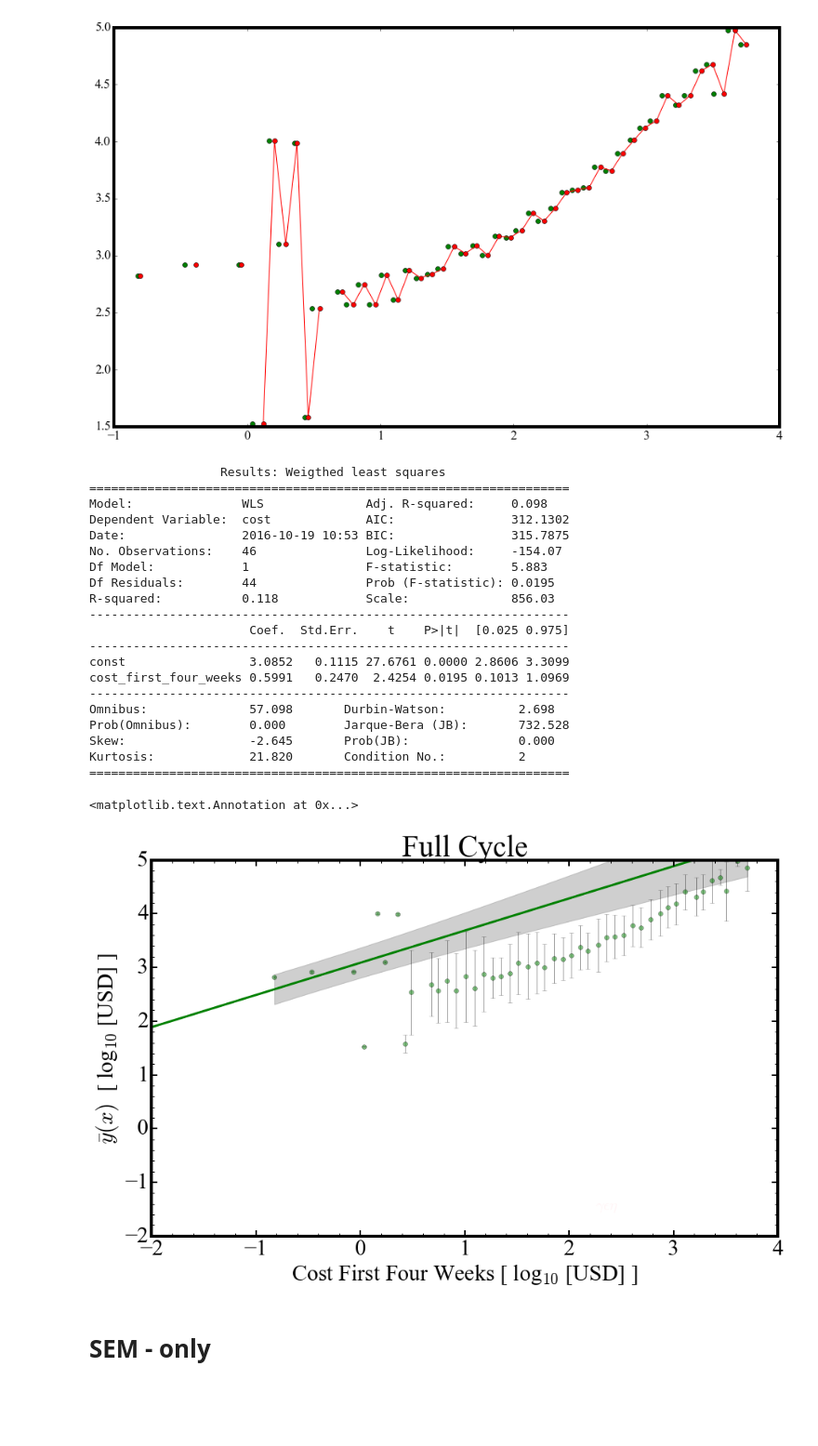
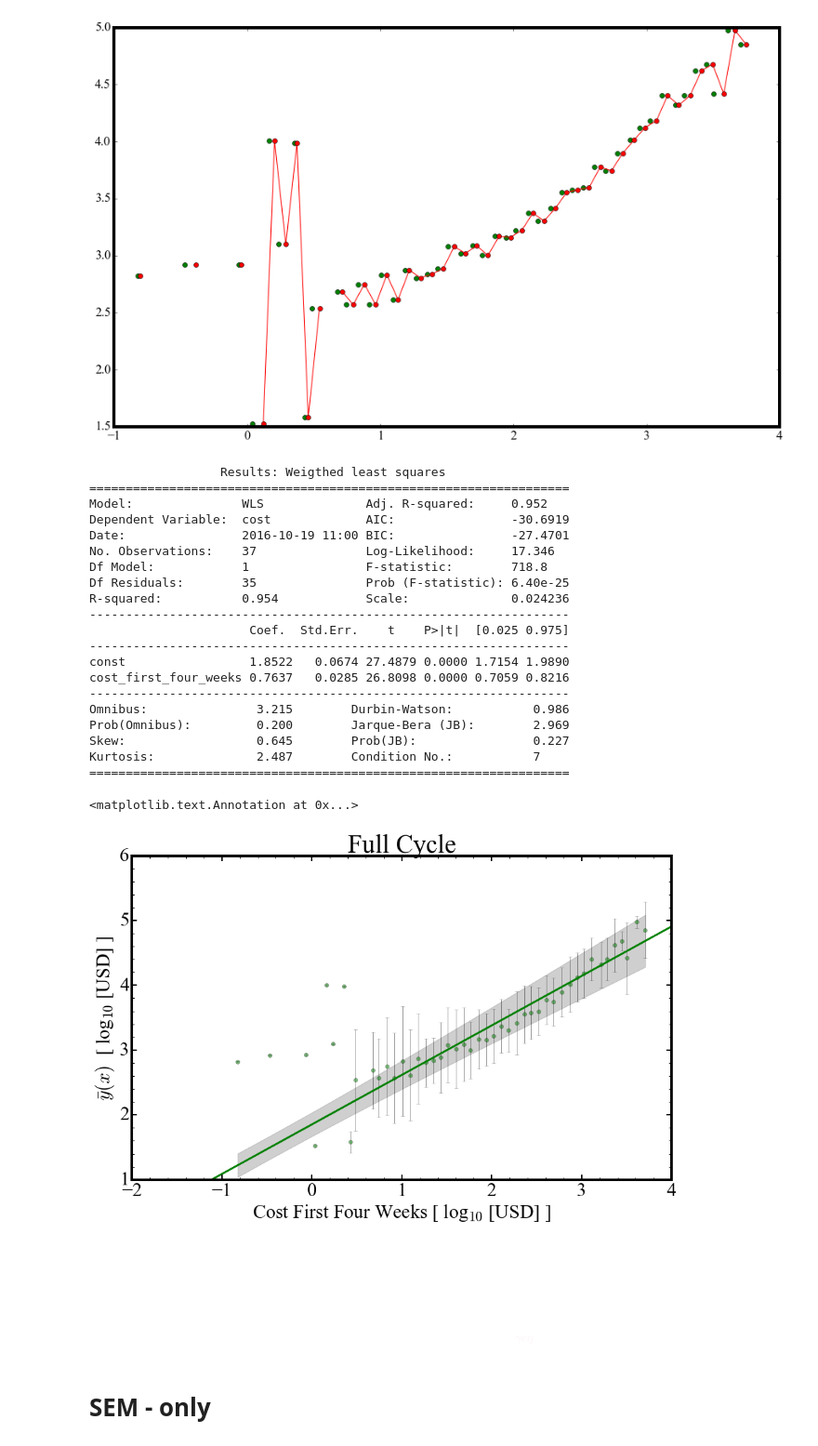
Before and after one commit to gmsardane/employer-ltv, a Jupyter notebook: ltv-calculation.ipynb, the cells around one changed output. Shown: that part at 93% size. Cells and saved outputs as stored; diff of their text form; code cells hidden in the pictures; blank space fills up the shorter version.

Commit message:
Fitting only the xmeans >= 0.5

```diff
--- a/ltv-calculation.ipynb
+++ b/ltv-calculation.ipynb
@@ -560,57 +560,57 @@ plt.minorticks_on()
 plt.tick_params(axis='both',color='k',length=8,width=2, labelsize=30)
 plt.tick_params(which='minor',axis='both', color='k',length=4,width=1)
 plt.xlim(-2.0, 4)
-plt.ylim(-2.0, 5)
+plt.ylim(+1.0, 6)
 
 #Fit a line through these points.
 import statsmodels.api as sm
 from statsmodels.sandbox.regression.predstd import wls_prediction_std
 from scipy import stats
 
-
-model = sm.WLS(good_means, sm.add_constant(good_xmeans), weights=1./good_wgts**2)
+fit_region = good_xmeans >= 0.5
+model = sm.WLS(good_means[fit_region], sm.add_constant(good_xmeans[fit_region]))#, weights=1./good_wgts**2)
 fitted = model.fit()
 #sdev, lower, upper = wls_prediction_std(fitted)
 W = np.arange(-3, 5.5, 0.1)
 plt.plot(W, fitted.params[0] + W*fitted.params[1], 'g-', linewidth=3)
 print fitted.summary2()
 
 #Plotting the 95% confidence interval for the line above.
 y_hat = good_xmeans*fitted.params[1] + fitted.params[0]
 y_err = good_means - y_hat
 mean_centers = good_xmeans.T[1].mean()
 n = len(good_xmeans)
 dof = n - 2
 t = stats.t.ppf(1-0.025, df=dof) #95% CONFIDENCE INTERVAL FOR THE REGRRESSION LINE.
 s_err = np.sum(np.power(y_err, 2))
 conf = t * np.sqrt((s_err/(n-2))*(1.0/n + (np.power((good_xmeans-mean_centers),2)/((np.sum(np.power(good_xmeans,2))) - n*(np.power(mean_centers,2))))))
 upper = good_xmeans*fitted.params[1] + fitted.params[0] + abs(conf)
 lower = good_xmeans*fitted.params[1] + fitted.params[0] - abs(conf)
 plt.fill_between(good_xmeans, lower, upper, color='#888888', alpha=0.4)
 plt.title('Full Cycle', fontsize = 40)
 plt.annotate(r'$\gamma\epsilon\eta$', xy=(2, 1), xytext=(2.25, -1.5), fontsize = 20, alpha=0.15, color='pink')
 # %% [output]
                   Results: Weigthed least squares
 ==================================================================
-Model:               WLS              Adj. R-squared:     0.098
-Dependent Variable:  cost             AIC:                312.1302
-Date:                2016-10-19 10:53 BIC:                315.7875
-No. Observations:    46               Log-Likelihood:     -154.07
-Df Model:            1                F-statistic:        5.883
-Df Residuals:        44               Prob (F-statistic): 0.0195
-R-squared:           0.118            Scale:              856.03
+Model:               WLS              Adj. R-squared:     0.952
+Dependent Variable:  cost             AIC:                -30.6919
+Date:                2016-10-19 11:00 BIC:                -27.4701
+No. Observations:    37               Log-Likelihood:     17.346
+Df Model:            1                F-statistic:        718.8
+Df Residuals:        35               Prob (F-statistic): 6.40e-25
+R-squared:           0.954            Scale:              0.024236
 ------------------------------------------------------------------
                       Coef.  Std.Err.    t    P>|t|  [0.025 0.975]
 ------------------------------------------------------------------
-const                 3.0852   0.1115 27.6761 0.0000 2.8606 3.3099
-cost_first_four_weeks 0.5991   0.2470  2.4254 0.0195 0.1013 1.0969
+const                 1.8522   0.0674 27.4879 0.0000 1.7154 1.9890
+cost_first_four_weeks 0.7637   0.0285 26.8098 0.0000 0.7059 0.8216
 ------------------------------------------------------------------
-Omnibus:              57.098       Durbin-Watson:          2.698
-Prob(Omnibus):        0.000        Jarque-Bera (JB):       732.528
-Skew:                 -2.645       Prob(JB):               0.000
-Kurtosis:             21.820       Condition No.:          2
+Omnibus:               3.215        Durbin-Watson:           0.986
+Prob(Omnibus):         0.200        Jarque-Bera (JB):        2.969
+Skew:                  0.645        Prob(JB):                0.227
+Kurtosis:              2.487        Condition No.:           7
 ==================================================================
 <matplotlib.text.Annotation at 0x...>
-[figure, old version]
+[figure, new version]
 # %% [markdown]
 # SEM - only
```
Also changed, not shown: parts of 2 cells of this notebook.
